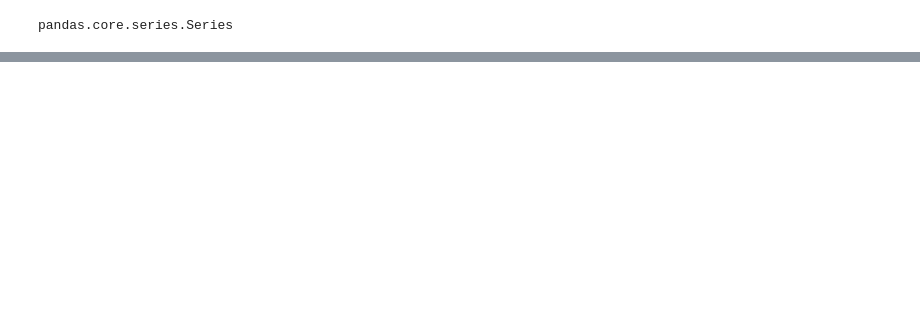
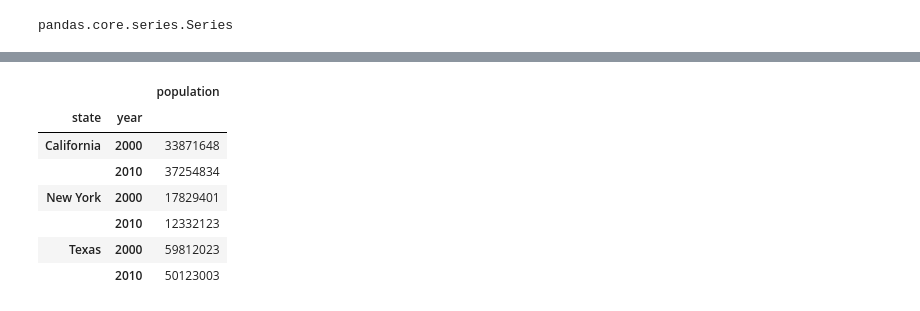
Before and after one commit to sangho-shin/test_code_sample, a Jupyter notebook: python_data_science/3장_계층적인덱싱.ipynb, the cells around one changed output, grey strips where cells are left out. Drawn from its saved outputs; the diff is of its cells as text; code cells hidden in the pictures; blank space fills up the shorter version.

```diff
--- a/python_data_science/3장_계층적인덱싱.ipynb
+++ b/python_data_science/3장_계층적인덱싱.ipynb
@@ -309,0 +331,11 @@ health_data.loc[idx[:, 1], idx[:, 'HR']]
+# %%
+pop_flat.set_index(['state', 'year'])
+# %% [output]
+|  |  | population |
+| state | year |  |
+| California | 2000 | 33871648 |
+|  | 2010 | 37254834 |
+| New York | 2000 | 17829401 |
+|  | 2010 | 12332123 |
+| Texas | 2000 | 59812023 |
+|  | 2010 | 50123003 |
```
Also changed, not shown: parts of 16 cells of this notebook, 10 other files.
